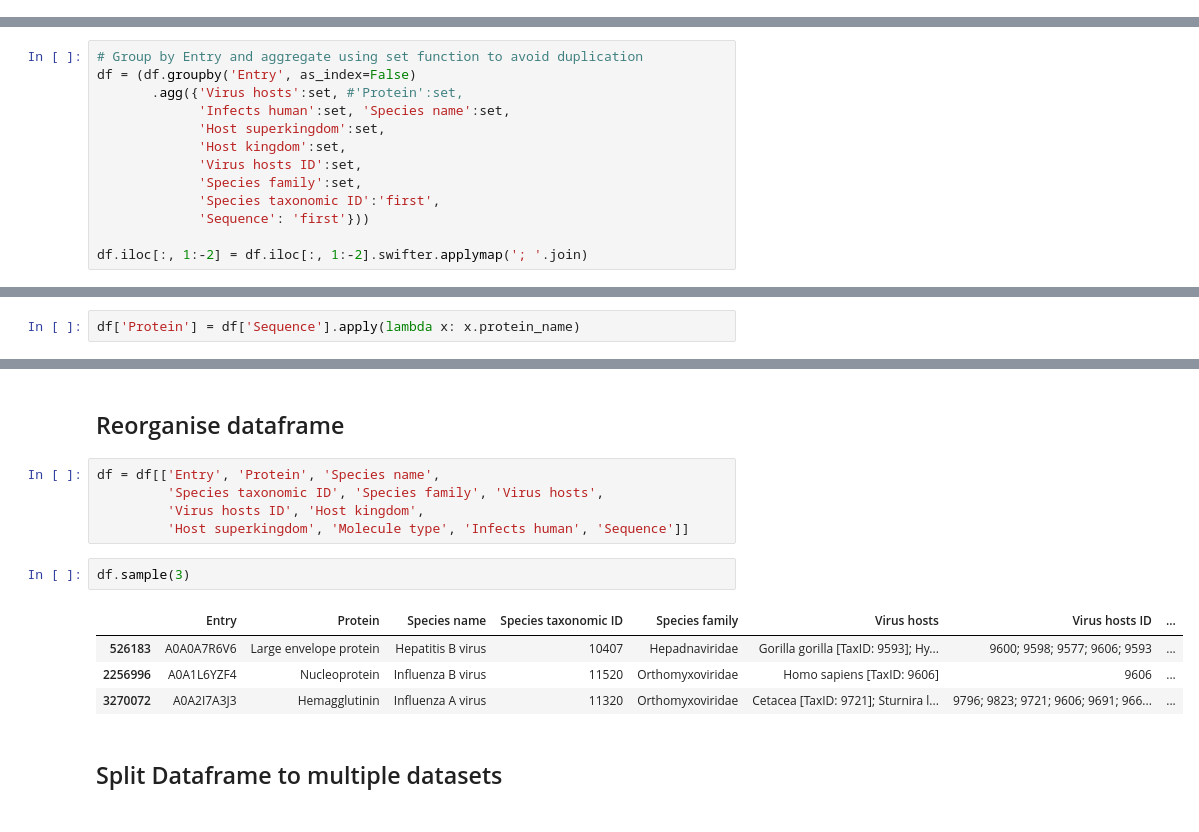
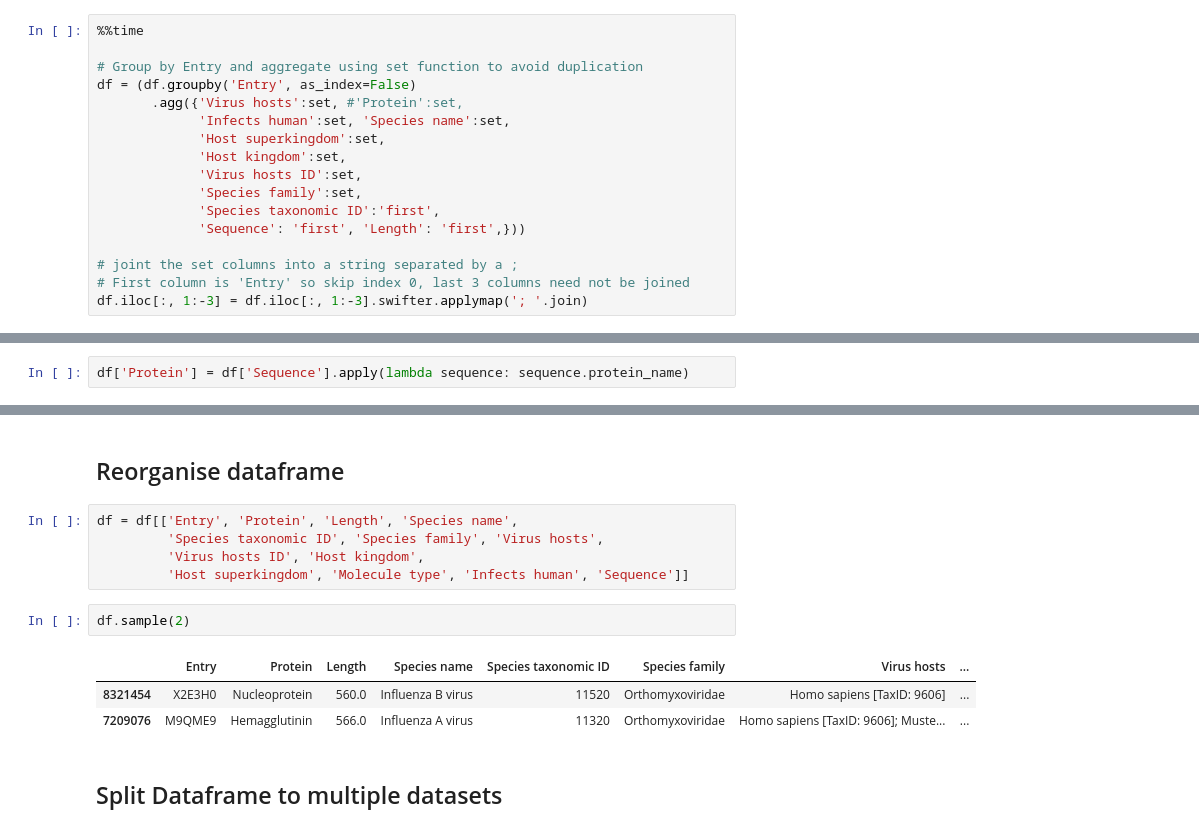
Before and after one commit to Rudolph-afk/Zoon0PredV, a Jupyter notebook: notebooks/Zoonosis_data_cleaning.ipynb, the cells around one changed output, grey strips where cells are left out. Saved outputs shown, nothing was run; the diff lists cells and outputs as text.

```diff
--- a/notebooks/Zoonosis_data_cleaning.ipynb
+++ b/notebooks/Zoonosis_data_cleaning.ipynb
@@ -820,0 +1142,17 @@ del dff, df2
+# %%
+%%time
+
+# Group by Entry and aggregate using set function to avoid duplication
+df = (df.groupby('Entry', as_index=False)
+       .agg({'Virus hosts':set, #'Protein':set,
+             'Infects human':set, 'Species name':set,
+             'Host superkingdom':set,
+             'Host kingdom':set,
+             'Virus hosts ID':set,
+             'Species family':set,
+             'Species taxonomic ID':'first',
+             'Sequence': 'first', 'Length': 'first',}))
+
+# joint the set columns into a string separated by a ;
+# First column is 'Entry' so skip index 0, last 3 columns need not be joined
+df.iloc[:, 1:-3] = df.iloc[:, 1:-3].swifter.applymap('; '.join)
@@ -833,13 +1165,0 @@ df['Virus hosts ID'] = df['Virus hosts ID'].apply(str)
-# %%
-# Group by Entry and aggregate using set function to avoid duplication
-df = (df.groupby('Entry', as_index=False)
-       .agg({'Virus hosts':set, #'Protein':set,
-             'Infects human':set, 'Species name':set,
-             'Host superkingdom':set,
-             'Host kingdom':set,
-             'Virus hosts ID':set,
-             'Species family':set,
-             'Species taxonomic ID':'first',
-             'Sequence': 'first'}))
-
-df.iloc[:, 1:-2] = df.iloc[:, 1:-2].swifter.applymap('; '.join)
@@ -855,7 +1176,7 @@ df['Sequence'] = df.progress_apply(lambda x: getSequenceFeatures(
 # %% [markdown]
 <a id="protein-names-from-sequence"></a>
 # %%
-df['Protein'] = df['Sequence'].apply(lambda x: x.protein_name)
+df['Protein'] = df['Sequence'].apply(lambda sequence: sequence.protein_name)
 # %%
 df.sample(3)
 # %% [output]
@@ -901,17 +1232,16 @@ del dfff
 # %% [markdown]
 ## Reorganise dataframe
 # %%
-df = df[['Entry', 'Protein', 'Species name',
+df = df[['Entry', 'Protein', 'Length', 'Species name',
          'Species taxonomic ID', 'Species family', 'Virus hosts',
          'Virus hosts ID', 'Host kingdom',
          'Host superkingdom', 'Molecule type', 'Infects human', 'Sequence']]
 # %%
-df.sample(3)
+df.sample(2)
 # %% [output]
-|  | Entry | Protein | Species name | Species taxonomic ID | Species family | Virus hosts | Virus hosts ID | ... |
-| 526183 | A0A0A7R6V6 | Large envelope protein | Hepatitis B virus | 10407 | Hepadnaviridae | Gorilla gorilla [TaxID: 9593]; Hy... | 9600; 9598; 9577; 9606; 9593 | ... |
-| 2256996 | A0A1L6YZF4 | Nucleoprotein | Influenza B virus | 11520 | Orthomyxoviridae | Homo sapiens [TaxID: 9606] | 9606 | ... |
-| 3270072 | A0A2I7A3J3 | Hemagglutinin | Influenza A virus | 11320 | Orthomyxoviridae | Cetacea [TaxID: 9721]; Sturnira l... | 9796; 9823; 9721; 9606; 9691; 966... | ... |
+|  | Entry | Protein | Length | Species name | Species taxonomic ID | Species family | Virus hosts | ... |
+| 8321454 | X2E3H0 | Nucleoprotein | 560.0 | Influenza B virus | 11520 | Orthomyxoviridae | Homo sapiens [TaxID: 9606] | ... |
+| 7209076 | M9QME9 | Hemagglutinin | 566.0 | Influenza A virus | 11320 | Orthomyxoviridae | Homo sapiens [TaxID: 9606]; Muste... | ... |
 # %% [markdown]
 ## Split Dataframe to multiple datasets
 # %%
```
Also changed, not shown: parts of 139 cells of this notebook.
